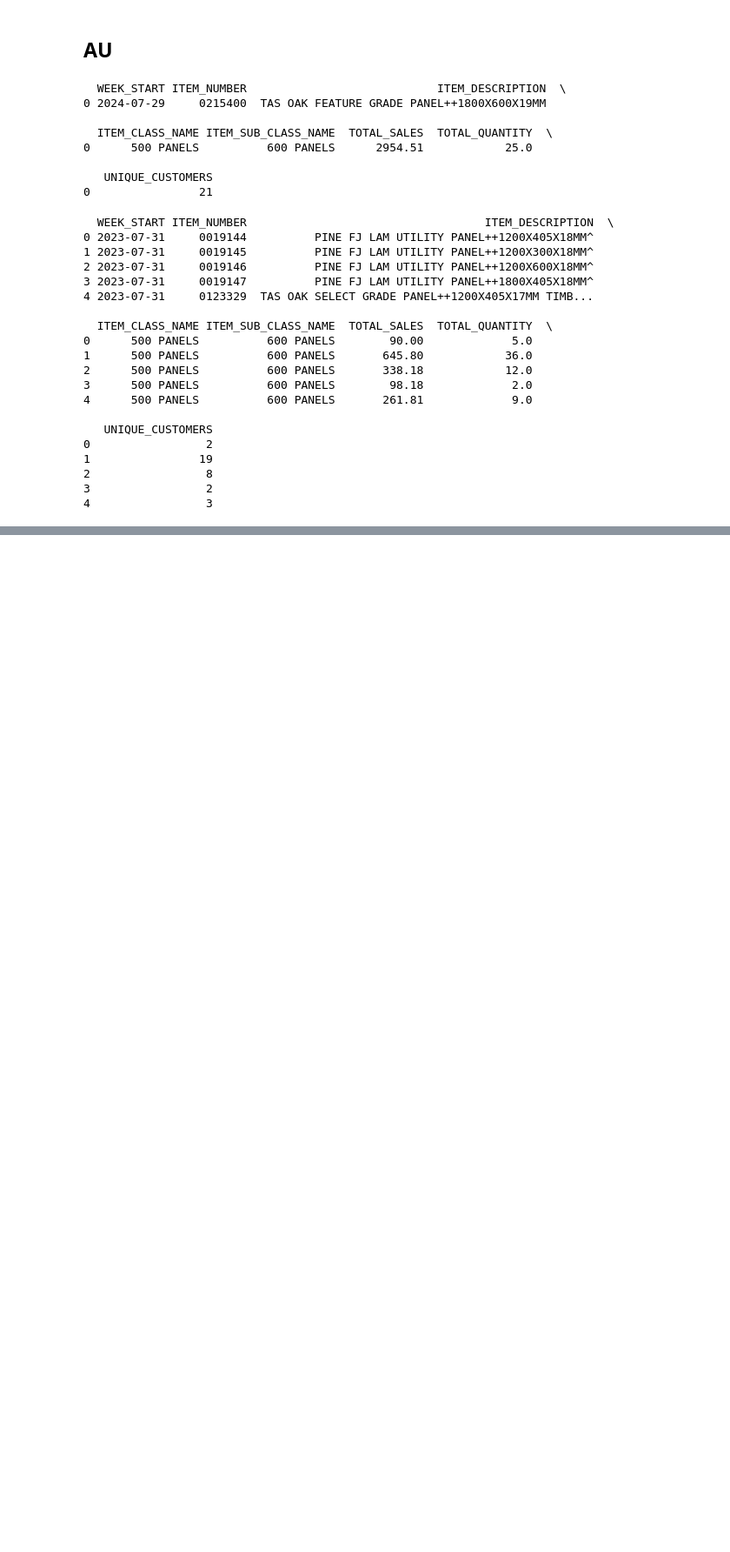
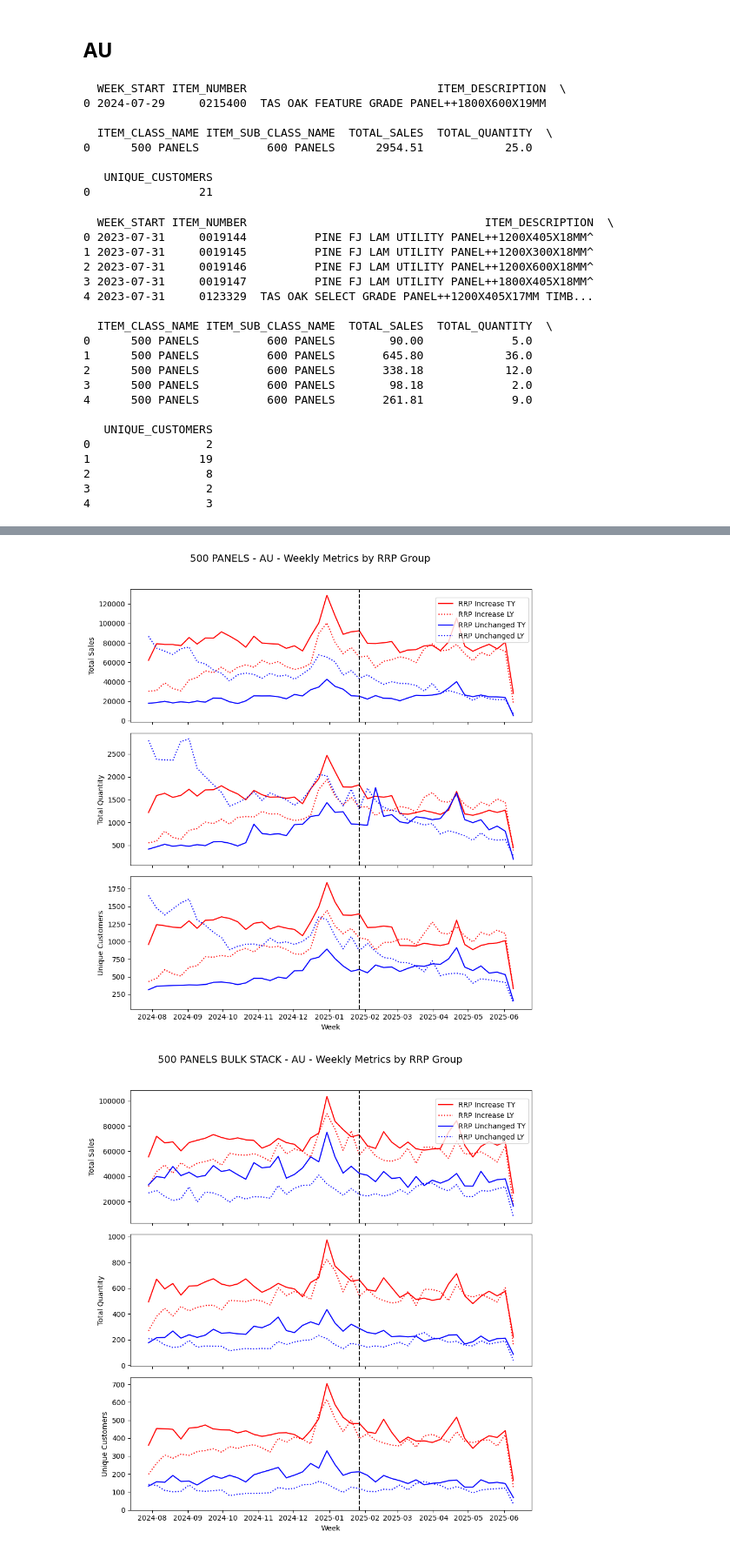
Before and after one commit to Meiji-Tran/Merch-Insights, a Jupyter notebook: Price increase timber panels/test.ipynb, the cells around one changed output, grey strips where cells are left out. Shown at 87% size. Saved outputs shown, nothing was run; the diff lists cells and outputs as text; code cells hidden in the pictures; blank space fills up the shorter version.

```diff
--- a/Price increase timber panels/test.ipynb
+++ b/Price increase timber panels/test.ipynb
@@ -242,22 +294,11 @@ for class_name in df_all['item_class_name'].unique():
 # %%
-# Clean column names
-df_class_transactions.columns = (
-    df_class_transactions.columns
-    .str.strip()
-    .str.lower()
-    .str.replace(' ', '_')
-)
-
-# Ensure item_number is string with 7-digit padding
-df_class_transactions['item_number'] = df_class_transactions['item_number'].astype(str).str.zfill(7)
-
-# Mark RRP Increase based on au_items_enriched ---
-df_class_transactions['rrp_increase'] = df_class_transactions['item_number'].isin(
-    au_items_enriched['item_number']
-).map({True: 'Yes', False: 'No'})
-
-# Tag Pre/Post period ---
-cutoff_date = pd.to_datetime(start_rrp_date)
-df_class_transactions['period'] = pd.to_datetime(df_class_transactions['week_start']).apply(
-    lambda x: 'Pre' if x < cutoff_date else 'Post'
-)
+# Define reusable preparation function
+def prepare_df(df, enriched_items, cutoff_date, year_label, country_label):
+    df.columns = df.columns.str.strip().str.lower().str.replace(' ', '_')
+    df['item_number'] = df['item_number'].astype(str).str.zfill(7)
+    df['week_start'] = pd.to_datetime(df['week_start'])
+    df['rrp_increase'] = df['item_number'].isin(enriched_items['item_number']).map({True: 'Yes', False: 'No'})
+    df['period'] = df['week_start'].apply(lambda x: 'Pre' if x < pd.to_datetime(cutoff_date) else 'Post')
+    df['year_label'] = year_label
+    df['country'] = country_label
+    return df
@@ -326,0 +404,6 @@ final_summary_table
+# %%
+# Run the analysis
+run_country_analysis()
+# %% [output]
+[figure, added]
+[figure, added]
```
Also changed, not shown: parts of 9 cells of this notebook.
